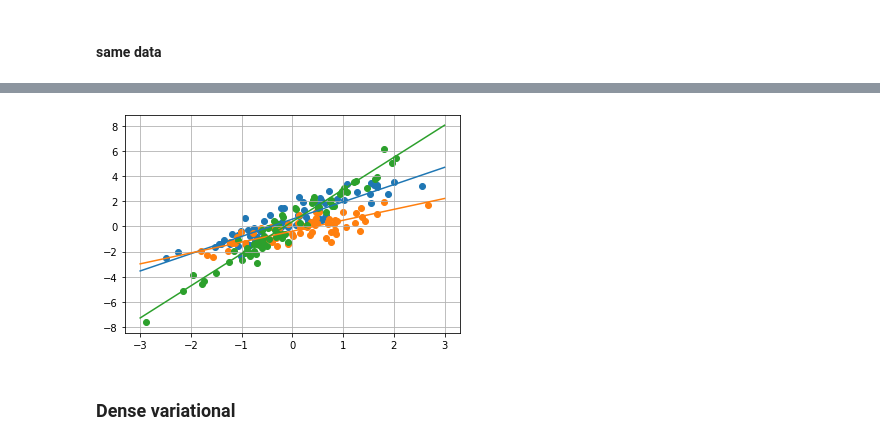
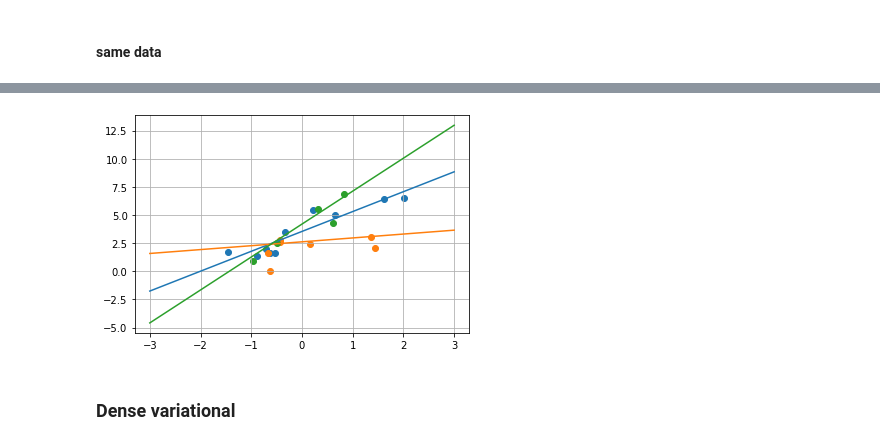
Before and after one commit to milesaturpin/latent-variable-nn, a Jupyter notebook: notebooks/linear_baseline.ipynb, the cells around one changed output, grey strips where cells are left out. Saved outputs shown, nothing was run; the diff lists cells and outputs as text; code cells hidden in the pictures.

```diff
--- a/notebooks/linear_baseline.ipynb
+++ b/notebooks/linear_baseline.ipynb
@@ -64,17 +328,17 @@ np.random.seed(16)
 n1=70
 x1 = np.random.randn(n1)
 gid1 = (np.zeros(n1)).astype(np.int32)
-y1 = 1.5*x1 + np.random.randn(n1)*0.7 + 0.5
+y1 = 1.5*x1 + np.random.randn(n1)*1 + 3.5
 
-n2=70
+n2=50
 x2 = np.random.randn(n2)
 gid2 = (np.zeros(n2) + 1).astype(np.int32)
-y2 = 0.8*x2 +  np.random.randn(n2)*0.7 - 0.25
+y2 = 0.8*x2 +  np.random.randn(n2)*1 + 2.25
 
-n3=70
+n3=30
 x3 = np.random.randn(n3)
 gid3 = (np.zeros(n3) + 2).astype(np.int32)
-y3 = 2.5*x3 + np.random.randn(n3)*0.7 + 0.3
+y3 = 2.5*x3 + np.random.randn(n3)*1 + 4.3
 # %%
 plt.figure(figsize=(5,5))
 plt.scatter(x1,y1)
@@ -89,6 +353,6 @@ plt.xlim([-4,4.5])
 # %%
-x = np.concatenate([x1,x2,x3])
+x = np.concatenate([x1,x2,x3]).astype(np.float32)
 gid = np.concatenate([gid1,gid2,gid3]).astype(np.int32)
-y = np.concatenate([y1,y2,y3])
+y = np.concatenate([y1,y2,y3]).astype(np.float32)
 # %%
 x_train, x_test, y_train, y_test, gid_train, gid_test = train_test_split(
@@ -116,10 +380,11 @@ plt.grid(True)
 # %%
-x_train, x_test, y_train, y_test, gid_train, gid_test = train_test_split(x, y, gid, stratify=gid, random_state=9, test_size=0.5)
+x_train, x_test, y_train, y_test, gid_train, gid_test = train_test_split(
+    x, y, gid, stratify=gid, random_state=9, test_size=0.85)
 # %%
 def regression(x, y, gid):
 
     x_train, x_test, y_train, y_test, gid_train, gid_test = train_test_split(
-        x, y, gid, stratify=gid, random_state=9, test_size=0.5)
+        x, y, gid, stratify=gid, random_state=9, test_size=0.85)
 
     if len(x_train.shape) == 1:
         x_train = np.expand_dims(x_train, axis=1)
@@ -178,15 +443,15 @@ ys1 = m1*xs + b1
 ys2 = m2*xs + b2
 ys3 = m3*xs + b3
 # %%
-plt.scatter(x1,y1)
-plt.scatter(x2,y2)
-plt.scatter(x3,y3)
+plt.scatter(get_segments(x_train, gid_train, 0), get_segments(y_train, gid_train, 0))
+plt.scatter(get_segments(x_train, gid_train, 1), get_segments(y_train, gid_train, 1))
+plt.scatter(get_segments(x_train, gid_train, 2), get_segments(y_train, gid_train, 2))
 plt.plot(xs,ys1)
 plt.plot(xs,ys2)
 plt.plot(xs,ys3)
 plt.grid(True)
 # %% [output]
-[figure, old version]
+[figure, new version]
 # %% [markdown]
 ### Dense variational
 # %%
```
Also changed, not shown: parts of 99 cells of this notebook, 2 other files.
